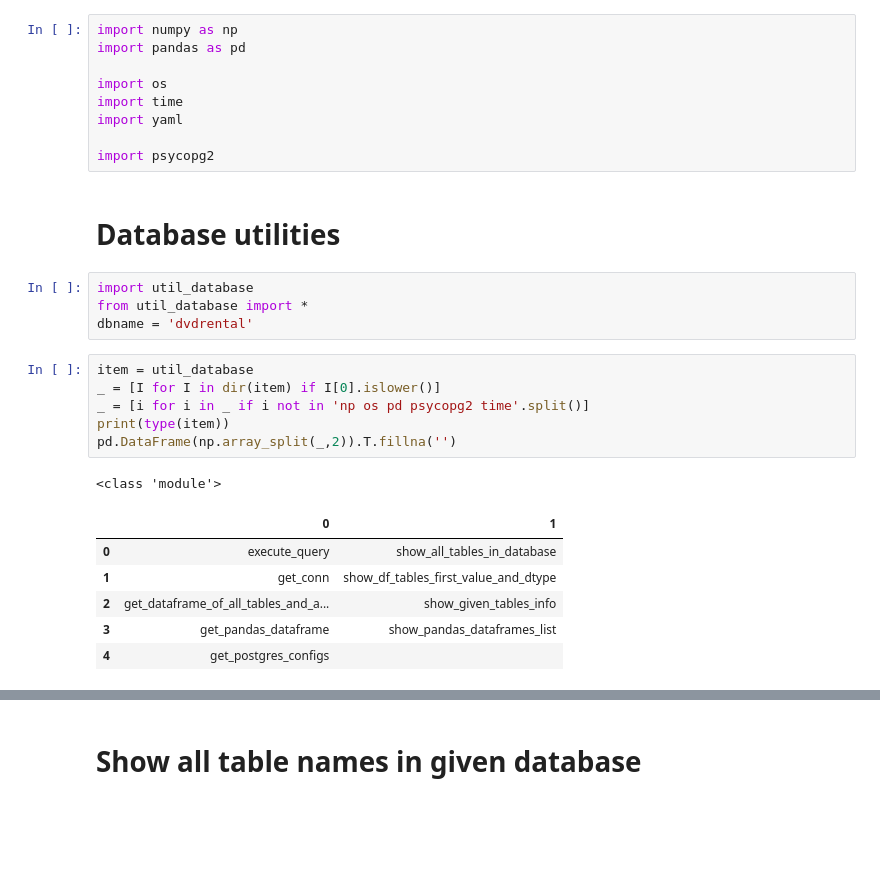
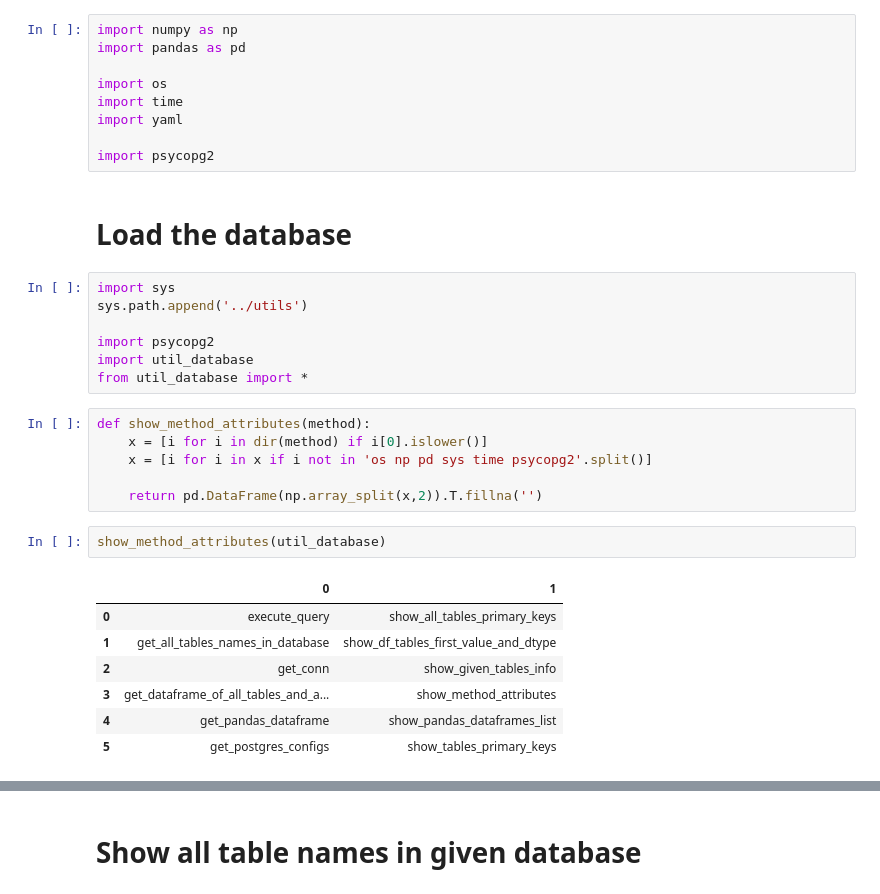
Before and after one commit to bhishanpdl/The_Complete_SQL_Bootcamp_Udemy, a Jupyter notebook: Section2_SQL_Statements/postgres_using_psycopg2.ipynb, the cells around one changed output, grey strips where cells are left out. Cells and saved outputs as stored; diff of their text form; blank space fills up the shorter version.

```diff
--- a/Section2_SQL_Statements/postgres_using_psycopg2.ipynb
+++ b/Section2_SQL_Statements/postgres_using_psycopg2.ipynb
@@ -12,23 +12,28 @@ import time
 import yaml
 
 import psycopg2
-# %% [markdown]
-# Database utilities
+# %% [markdown]
+# Load the database
 # %%
+import sys
+sys.path.append('../utils')
+
+import psycopg2
 import util_database
 from util_database import *
-dbname = 'dvdrental'
 # %%
-item = util_database
-_ = [I for I in dir(item) if I[0].islower()]
-_ = [i for i in _ if i not in 'np os pd psycopg2 time'.split()]
-print(type(item))
-pd.DataFrame(np.array_split(_,2)).T.fillna('')
+def show_method_attributes(method):
+    x = [i for i in dir(method) if i[0].islower()]
+    x = [i for i in x if i not in 'os np pd sys time psycopg2'.split()]
+
+    return pd.DataFrame(np.array_split(x,2)).T.fillna('')
-# %% [output]
-<class 'module'>
-|  | 0 | 1 |
-| 0 | execute_query | show_all_tables_in_database |
-| 1 | get_conn | show_df_tables_first_value_and_dtype |
-| 2 | get_dataframe_of_all_tables_and_a... | show_given_tables_info |
-| 3 | get_pandas_dataframe | show_pandas_dataframes_list |
-| 4 | get_postgres_configs |  |
+# %%
+show_method_attributes(util_database)
+# %% [output]
+|  | 0 | 1 |
+| 0 | execute_query | show_all_tables_primary_keys |
+| 1 | get_all_tables_names_in_database | show_df_tables_first_value_and_dtype |
+| 2 | get_conn | show_given_tables_info |
+| 3 | get_dataframe_of_all_tables_and_a... | show_method_attributes |
+| 4 | get_pandas_dataframe | show_pandas_dataframes_list |
+| 5 | get_postgres_configs | show_tables_primary_keys |
```
Also changed, not shown: parts of 14 cells of this notebook, 18 other files.
